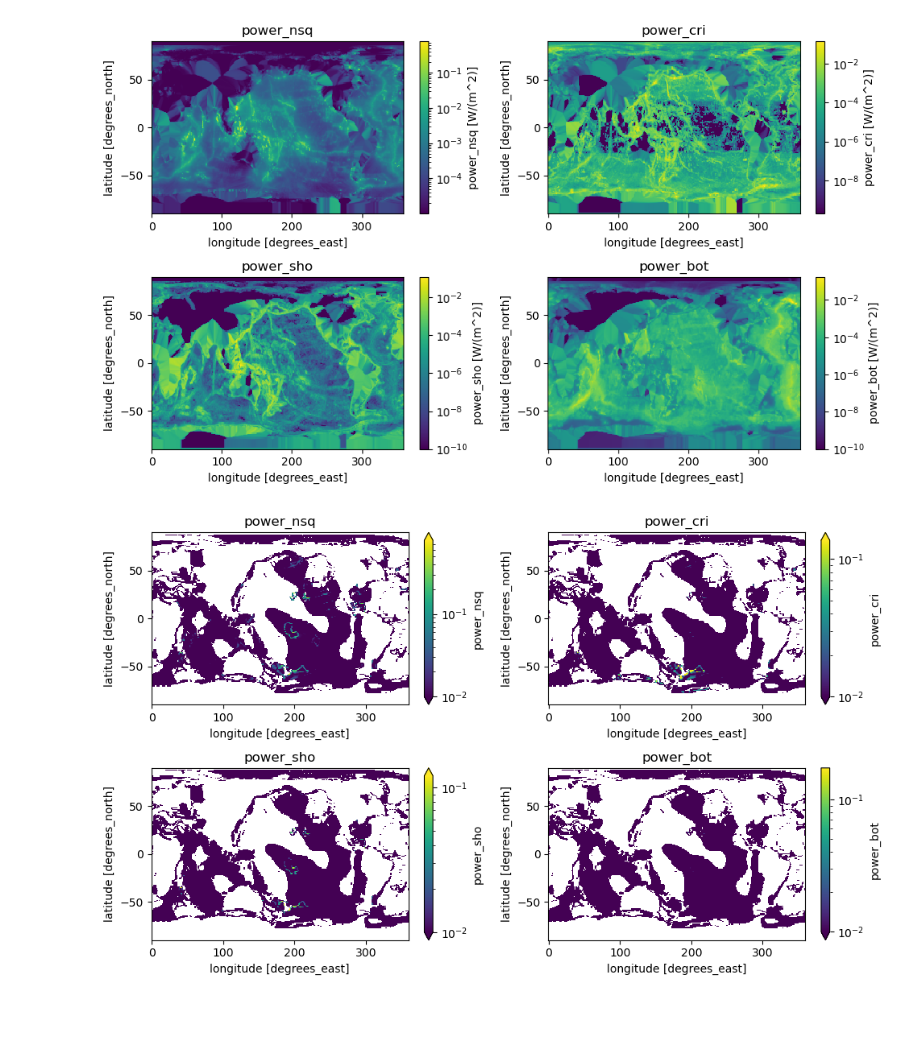
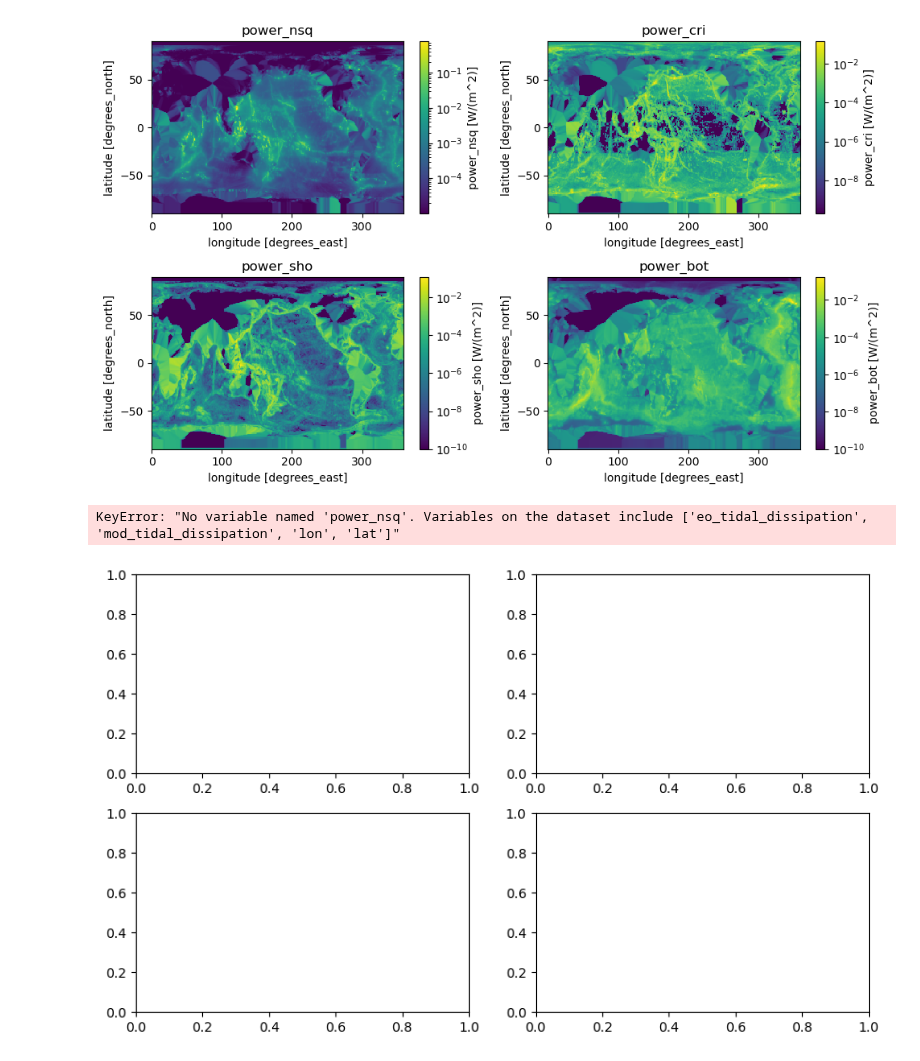
Before and after one commit to asozza/ecearth-quests, a Jupyter notebook: epochal/analysis/iwm-analysis.ipynb, the cells around one changed output. Saved outputs shown, nothing was run; the diff lists cells and outputs as text; code cells hidden in the pictures; blank space fills up the shorter version.

```diff
--- a/epochal/analysis/iwm-analysis.ipynb
+++ b/epochal/analysis/iwm-analysis.ipynb
@@ -363,14 +336,15 @@ plt.tight_layout()
 [figure]
 # %%
 fig, axes = plt.subplots(2, 2, figsize=(10, 6))
-iwm_eocene_remap['power_nsq'].plot(ax=axes[0][0], norm=colors.LogNorm(vmin=0.01, vmax=iwm_modern_remap['power_nsq'].max()))
+iwm_eocene_remap['power_nsq'].plot(ax=axes[0][0], norm=colors.LogNorm(vmin=0.01, vmax=iwm_eocene_remap['power_nsq'].max()))
 axes[0][0].set_title("power_nsq")
-iwm_eocene_remap['power_cri'].plot(ax=axes[0][1], norm=colors.LogNorm(vmin=0.01, vmax=iwm_modern_remap['power_cri'].max()))
+iwm_eocene_remap['power_cri'].plot(ax=axes[0][1], norm=colors.LogNorm(vmin=0.01, vmax=iwm_eocene_remap['power_cri'].max()))
 axes[0][1].set_title("power_cri")
-iwm_eocene_remap['power_sho'].plot(ax=axes[1][0], norm=colors.LogNorm(vmin=0.01, vmax=iwm_modern_remap['power_sho'].max()))
+iwm_eocene_remap['power_sho'].plot(ax=axes[1][0], norm=colors.LogNorm(vmin=0.01, vmax=iwm_eocene_remap['power_sho'].max()))
 axes[1][0].set_title("power_sho")
-iwm_eocene_remap['power_bot'].plot(ax=axes[1][1], norm=colors.LogNorm(vmin=0.01, vmax=iwm_modern_remap['power_bot'].max()))
+iwm_eocene_remap['power_bot'].plot(ax=axes[1][1], norm=colors.LogNorm(vmin=0.01, vmax=iwm_eocene_remap['power_bot'].max()))
 axes[1][1].set_title("power_bot")
 plt.tight_layout()
 # %% [output]
+KeyError: "No variable named 'power_nsq'. Variables on the dataset include ['eo_tidal_dissipation', 'mod_tidal_dissipation', 'lon', 'lat']"
-[figure, old version]
+[figure, new version]
```
Also changed, not shown: parts of 18 cells of this notebook.
